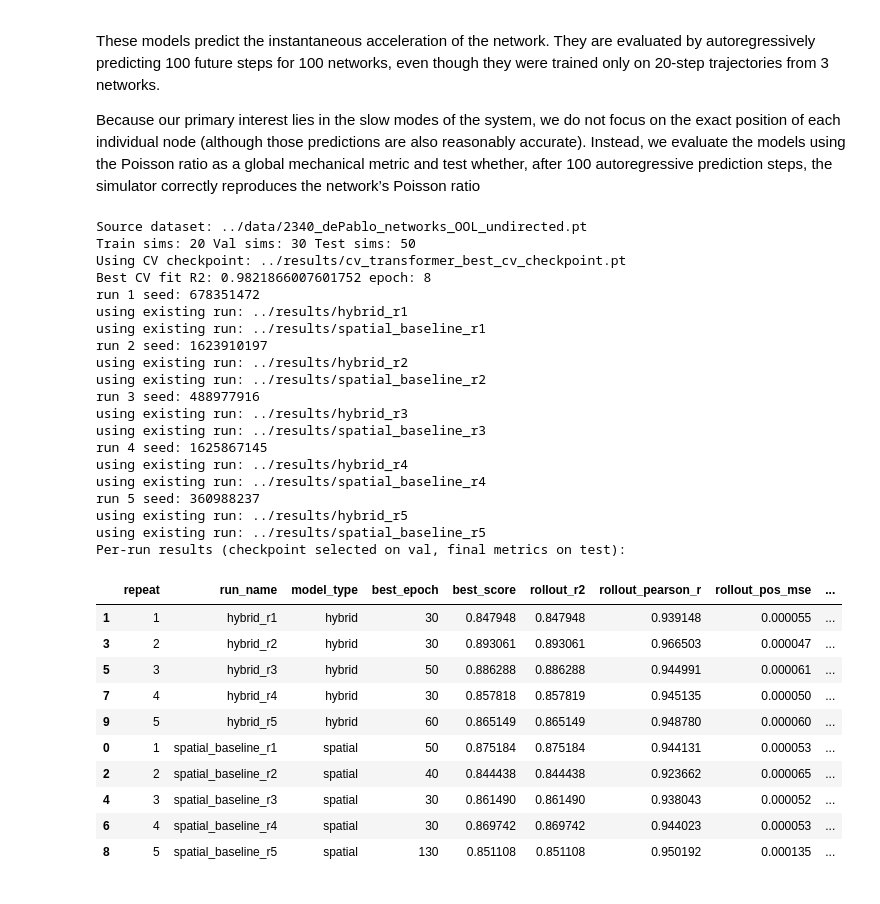
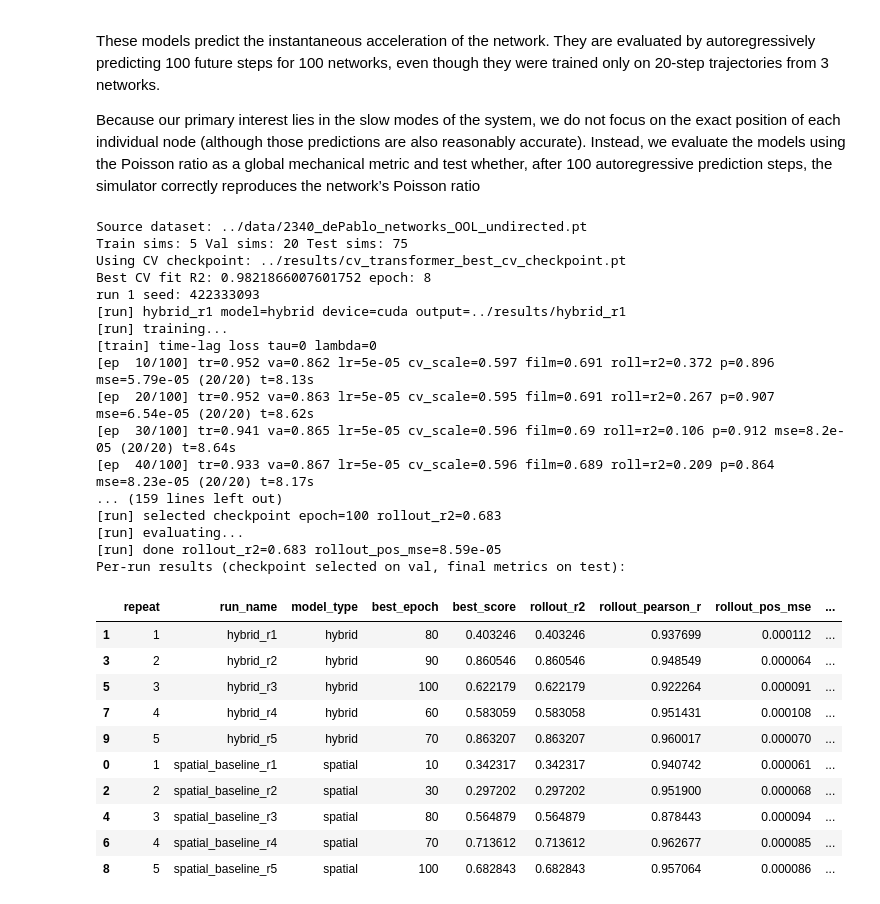
Before and after one commit to alex-zhilkin/DL-course-project, a Jupyter notebook: notebooks/03_training_hybrid.ipynb, the cells around one changed output. Cells and saved outputs as stored; diff of their text form; code cells hidden in the pictures.

```diff
--- a/notebooks/03_training_hybrid.ipynb
+++ b/notebooks/03_training_hybrid.ipynb
@@ -23,8 +23,8 @@ from course_project.utils import resolve_device
 force_train = False
 
 full_dataset_path = '../data/2340_dePablo_networks_OOL_undirected.pt'
-train_count = 20
-val_count = 30
+train_count = 5
+val_count = 20
 
 all_sims = load_dataset(full_dataset_path)
 train_sims = all_sims[:train_count]
@@ -38,6 +38,7 @@ time_lag_steps = 0
 time_lag_weight = 0
 
 cv_inject_scale_init = 0.6
+cv_consistency_weight = 0.6
 
 common_cfg = dict(
     dataset_path=full_dataset_path,
@@ -49,10 +50,10 @@ common_cfg = dict(
     limit=20,
     hidden_size=64,
     n_layers=2,
-    learning_rate=1e-4,
+    learning_rate=5e-5,
     learning_rate_decay=1,
     weight_decay=0.0,
-    epochs=150,
+    epochs=100,
     val_every=10,
     rollout_every=10,
     cv_eval_every=10,
@@ -132,6 +133,7 @@ for i in range(repeats):
             'num_mlp': 3,
             'cv_checkpoint_path': str(best_cv_ckpt),
             'cv_inject_scale_init': cv_inject_scale_init,
+            'cv_consistency_weight': cv_consistency_weight,
             'time_lag_steps': time_lag_steps,
             'time_lag_weight': time_lag_weight,
         },
@@ -172,56 +174,53 @@ runs_summary = runs[[
     'repeat',
     'run_name',
     'model_type',
     'best_epoch',
     'best_score',
     'rollout_r2',
     'rollout_pearson_r',
     'rollout_pos_mse',
     'test_rollout_r2',
     'test_rollout_pearson_r',
     'test_rollout_pos_mse',
     'cv_scale',
     'cv_film_mean',
 ]].sort_values(['model_type', 'repeat'])
 
 compare = runs.groupby('model_type', as_index=False).agg(
     mean_val_selected_rollout_r2=('best_score', 'mean'),
     mean_test_rollout_r2=('test_rollout_r2', 'mean'),
     std_test_rollout_r2=('test_rollout_r2', 'std'),
     mean_test_rollout_pos_mse=('test_rollout_pos_mse', 'mean'),
 )
 
 print('Per-run results (checkpoint selected on val, final metrics on test):')
 runs_summary
 # %% [output]
 Source dataset: ../data/2340_dePablo_networks_OOL_undirected.pt
-Train sims: 20 Val sims: 30 Test sims: 50
+Train sims: 5 Val sims: 20 Test sims: 75
 Using CV checkpoint: ../results/cv_transformer_best_cv_checkpoint.pt
 Best CV fit R2: 0.9821866007601752 epoch: 8
-run 1 seed: 678351472
-using existing run: ../results/hybrid_r1
-using existing run: ../results/spatial_baseline_r1
-run 2 seed: 1623910197
-using existing run: ../results/hybrid_r2
-using existing run: ../results/spatial_baseline_r2
-run 3 seed: 488977916
-using existing run: ../results/hybrid_r3
-using existing run: ../results/spatial_baseline_r3
-run 4 seed: 1625867145
-using existing run: ../results/hybrid_r4
-using existing run: ../results/spatial_baseline_r4
-run 5 seed: 360988237
-using existing run: ../results/hybrid_r5
-using existing run: ../results/spatial_baseline_r5
+run 1 seed: 422333093
+[run] hybrid_r1 model=hybrid device=cuda output=../results/hybrid_r1
+[run] training...
+[train] time-lag loss tau=0 lambda=0
+[ep  10/100] tr=0.952 va=0.862 lr=5e-05 cv_scale=0.597 film=0.691 roll=r2=0.372 p=0.896 mse=5.79e-05 (20/20) t=8.13s
+[ep  20/100] tr=0.952 va=0.863 lr=5e-05 cv_scale=0.595 film=0.691 roll=r2=0.267 p=0.907 mse=6.54e-05 (20/20) t=8.62s
+[ep  30/100] tr=0.941 va=0.865 lr=5e-05 cv_scale=0.596 film=0.69 roll=r2=0.106 p=0.912 mse=8.2e-05 (20/20) t=8.64s
+[ep  40/100] tr=0.933 va=0.867 lr=5e-05 cv_scale=0.596 film=0.689 roll=r2=0.209 p=0.864 mse=8.23e-05 (20/20) t=8.17s
+... (159 lines left out)
+[run] selected checkpoint epoch=100 rollout_r2=0.683
+[run] evaluating...
+[run] done rollout_r2=0.683 rollout_pos_mse=8.59e-05
 Per-run results (checkpoint selected on val, final metrics on test):
 |  | repeat | run_name | model_type | best_epoch | best_score | rollout_r2 | rollout_pearson_r | rollout_pos_mse | ... |
-| 1 | 1 | hybrid_r1 | hybrid | 30 | 0.847948 | 0.847948 | 0.939148 | 0.000055 | ... |
-| 3 | 2 | hybrid_r2 | hybrid | 30 | 0.893061 | 0.893061 | 0.966503 | 0.000047 | ... |
-| 5 | 3 | hybrid_r3 | hybrid | 50 | 0.886288 | 0.886288 | 0.944991 | 0.000061 | ... |
-| 7 | 4 | hybrid_r4 | hybrid | 30 | 0.857818 | 0.857819 | 0.945135 | 0.000050 | ... |
-| 9 | 5 | hybrid_r5 | hybrid | 60 | 0.865149 | 0.865149 | 0.948780 | 0.000060 | ... |
-| 0 | 1 | spatial_baseline_r1 | spatial | 50 | 0.875184 | 0.875184 | 0.944131 | 0.000053 | ... |
-| 2 | 2 | spatial_baseline_r2 | spatial | 40 | 0.844438 | 0.844438 | 0.923662 | 0.000065 | ... |
-| 4 | 3 | spatial_baseline_r3 | spatial | 30 | 0.861490 | 0.861490 | 0.938043 | 0.000052 | ... |
-| 6 | 4 | spatial_baseline_r4 | spatial | 30 | 0.869742 | 0.869742 | 0.944023 | 0.000053 | ... |
-| 8 | 5 | spatial_baseline_r5 | spatial | 130 | 0.851108 | 0.851108 | 0.950192 | 0.000135 | ... |
+| 1 | 1 | hybrid_r1 | hybrid | 80 | 0.403246 | 0.403246 | 0.937699 | 0.000112 | ... |
+| 3 | 2 | hybrid_r2 | hybrid | 90 | 0.860546 | 0.860546 | 0.948549 | 0.000064 | ... |
+| 5 | 3 | hybrid_r3 | hybrid | 100 | 0.622179 | 0.622179 | 0.922264 | 0.000091 | ... |
+| 7 | 4 | hybrid_r4 | hybrid | 60 | 0.583059 | 0.583058 | 0.951431 | 0.000108 | ... |
+| 9 | 5 | hybrid_r5 | hybrid | 70 | 0.863207 | 0.863207 | 0.960017 | 0.000070 | ... |
+| 0 | 1 | spatial_baseline_r1 | spatial | 10 | 0.342317 | 0.342317 | 0.940742 | 0.000061 | ... |
+| 2 | 2 | spatial_baseline_r2 | spatial | 30 | 0.297202 | 0.297202 | 0.951900 | 0.000068 | ... |
+| 4 | 3 | spatial_baseline_r3 | spatial | 80 | 0.564879 | 0.564879 | 0.878443 | 0.000094 | ... |
+| 6 | 4 | spatial_baseline_r4 | spatial | 70 | 0.713612 | 0.713612 | 0.962677 | 0.000085 | ... |
+| 8 | 5 | spatial_baseline_r5 | spatial | 100 | 0.682843 | 0.682843 | 0.957064 | 0.000086 | ... |
```
Also changed, not shown: parts of 4 cells of this notebook, 50 other files.
